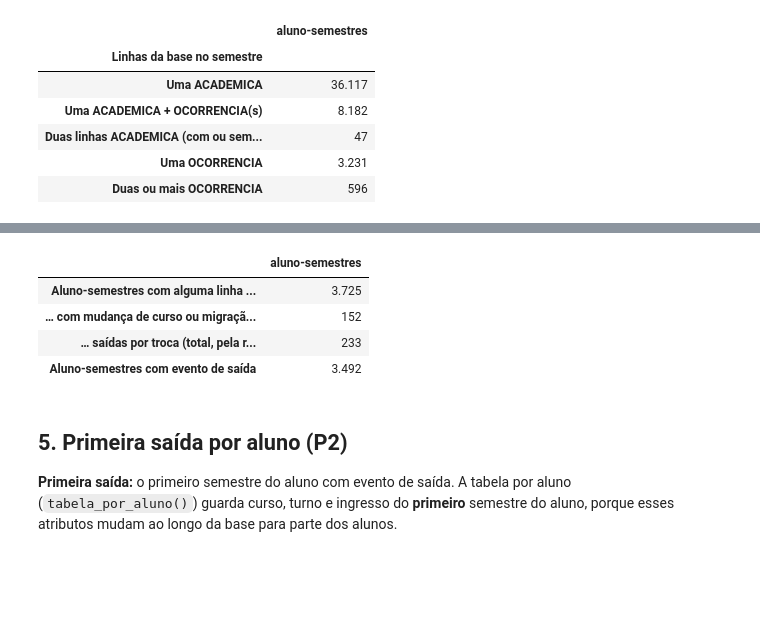
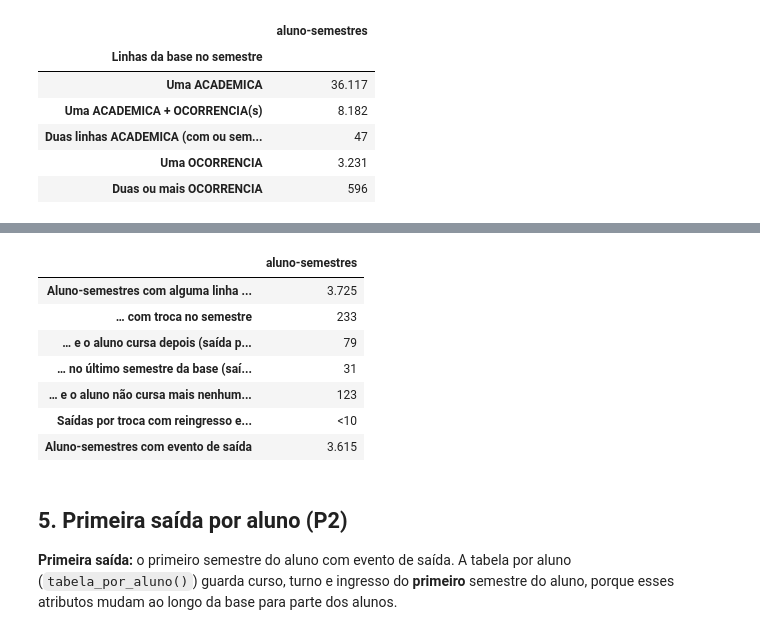
Before and after one commit to Karolina-Oliveira/Projeto_C318, a Jupyter notebook: notebooks/03_evento_saida.ipynb, the cells around one changed output, grey strips where cells are left out. Cells and saved outputs as stored; diff of their text form; code cells hidden in the pictures; blank space fills up the shorter version.

```diff
--- a/notebooks/03_evento_saida.ipynb
+++ b/notebooks/03_evento_saida.ipynb
@@ -162,23 +168,39 @@ Quando o aluno troca de curso ou migra de currículo, o vínculo antigo pode rec
 # %%
 com_evento = aluno_semestre["EVENTO_SAIDA_BRUTO"] == 1
-troca_registrada = aluno_semestre[["TEVEMUDANCACURSO", "TEVEMIGRACAOCURRICULO"]].max(axis=1) == 1
+com_troca = com_evento & (aluno_semestre["TROCA_NO_SEMESTRE"] == 1)
+por_troca = aluno_semestre["SAIDA_POR_TROCA"] == 1
+ultimo_semestre = aluno_semestre["ANOSEMESTRE_ORD"].max()
+no_ultimo = aluno_semestre["ANOSEMESTRE_ORD"] == ultimo_semestre
+
+# Entre as saídas por troca, quantas têm reingresso em semestre posterior
+# (possível saída de verdade seguida de volta, que a regra não separa).
+ultimo_reingresso = (
+    aluno_semestre.loc[aluno_semestre["TEVEREINGRESSO"] == 1].groupby("HANDLEALUNO")["ANOSEMESTRE_ORD"].max()
+)
+reingresso_depois = aluno_semestre["HANDLEALUNO"].map(ultimo_reingresso) > aluno_semestre["ANOSEMESTRE_ORD"]
 
 trocas = pd.Series(
     {
         "Aluno-semestres com alguma linha de saída": int(com_evento.sum()),
-        "  … com mudança de curso ou migração no semestre": int((com_evento & troca_registrada).sum()),
-        "  … saídas por troca (total, pela regra)": int(aluno_semestre["SAIDA_POR_TROCA"].sum()),
+        "  … com troca no semestre": int(com_troca.sum()),
+        "      … e o aluno cursa depois (saída por troca, não conta)": int((por_troca & ~no_ultimo).sum()),
+        "      … no último semestre da base (saída por troca, continuidade assumida)": int((por_troca & no_ultimo).sum()),
+        "      … e o aluno não cursa mais nenhum semestre (conta como saída)": int((com_troca & ~por_troca).sum()),
+        "Saídas por troca com reingresso em semestre posterior": int((por_troca & reingresso_depois).sum()),
         "Aluno-semestres com evento de saída": int(aluno_semestre["EVENTO_SAIDA"].sum()),
     },
     name="aluno-semestres",
 )
 ocultar_contagens_pequenas(trocas).to_frame()
 # %% [output]
 |  | aluno-semestres |
 | Aluno-semestres com alguma linha ... | 3.725 |
-| … com mudança de curso ou migraçã... | 152 |
-| … saídas por troca (total, pela r... | 233 |
-| Aluno-semestres com evento de saída | 3.492 |
+| … com troca no semestre | 233 |
+| … e o aluno cursa depois (saída p... | 79 |
+| … no último semestre da base (saí... | 31 |
+| … e o aluno não cursa mais nenhum... | 123 |
+| Saídas por troca com reingresso e... | <10 |
+| Aluno-semestres com evento de saída | 3.615 |
 # %% [markdown]
 ## 5. Primeira saída por aluno (P2)
 
```
Also changed, not shown: parts of 13 cells of this notebook, 3 other files.
